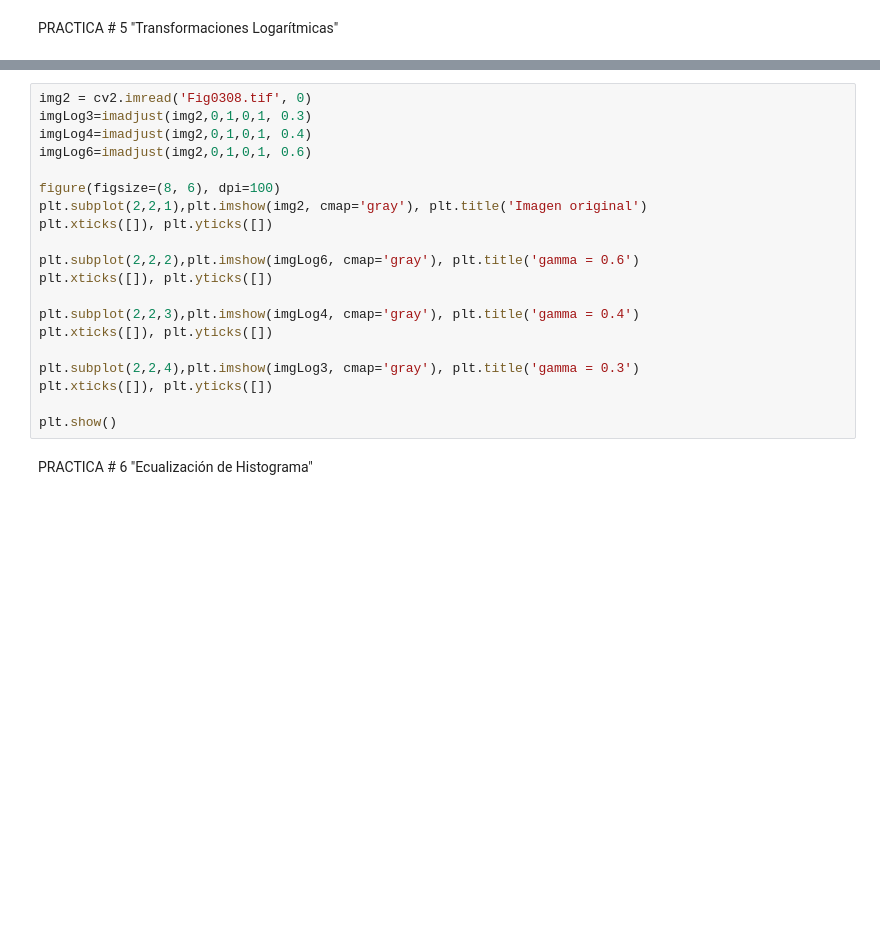
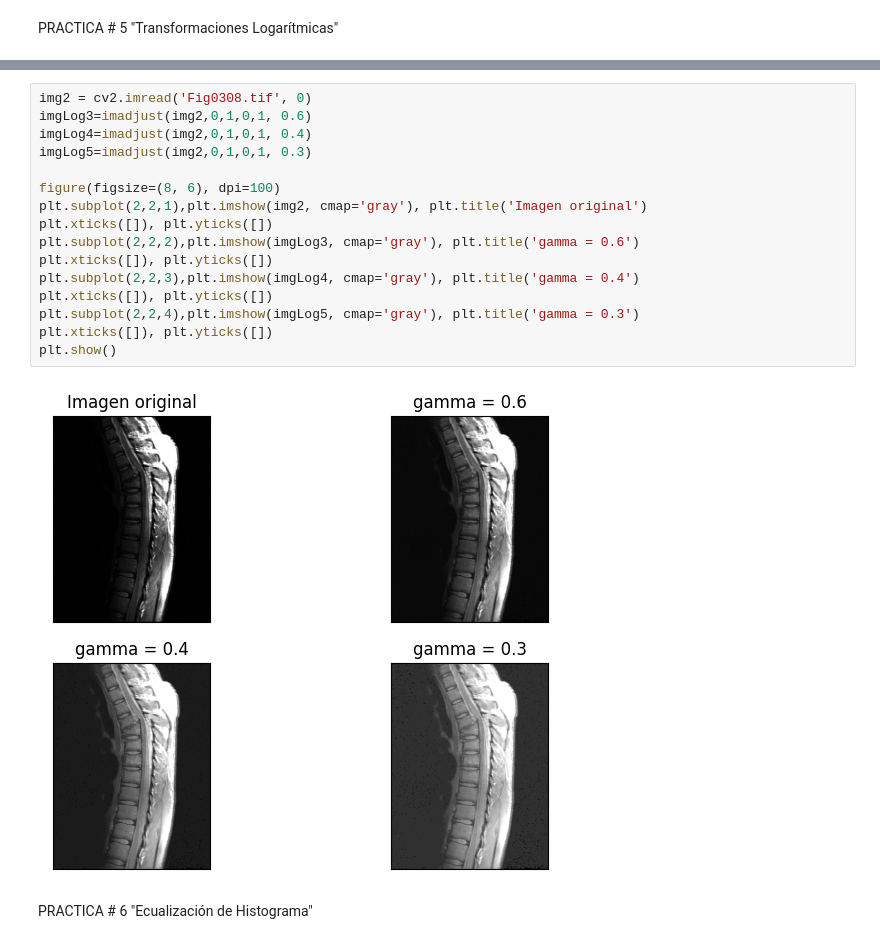
Before and after one commit to ErandiBarrientos/Taller-VC, a Jupyter notebook: Ejercicio_VC.ipynb, the cells around one changed output, grey strips where cells are left out. Cells and saved outputs as stored; diff of their text form; blank space fills up the shorter version.

```diff
--- a/Ejercicio_VC.ipynb
+++ b/Ejercicio_VC.ipynb
@@ -167,23 +160,21 @@ plt.show()
 # %%
 img2 = cv2.imread('Fig0308.tif', 0)
-imgLog3=imadjust(img2,0,1,0,1, 0.3)
+imgLog3=imadjust(img2,0,1,0,1, 0.6)
 imgLog4=imadjust(img2,0,1,0,1, 0.4)
-imgLog6=imadjust(img2,0,1,0,1, 0.6)
+imgLog5=imadjust(img2,0,1,0,1, 0.3)
 
 figure(figsize=(8, 6), dpi=100)
 plt.subplot(2,2,1),plt.imshow(img2, cmap='gray'), plt.title('Imagen original')
 plt.xticks([]), plt.yticks([])
-
-plt.subplot(2,2,2),plt.imshow(imgLog6, cmap='gray'), plt.title('gamma = 0.6')
+plt.subplot(2,2,2),plt.imshow(imgLog3, cmap='gray'), plt.title('gamma = 0.6')
 plt.xticks([]), plt.yticks([])
-
 plt.subplot(2,2,3),plt.imshow(imgLog4, cmap='gray'), plt.title('gamma = 0.4')
 plt.xticks([]), plt.yticks([])
-
-plt.subplot(2,2,4),plt.imshow(imgLog3, cmap='gray'), plt.title('gamma = 0.3')
+plt.subplot(2,2,4),plt.imshow(imgLog5, cmap='gray'), plt.title('gamma = 0.3')
 plt.xticks([]), plt.yticks([])
-
 plt.show()
+# %% [output]
+[figure, added]
 # %% [markdown]
 PRACTICA # 6 "Ecualización de Histograma"
 # %%
```
Also changed, not shown: parts of 12 cells of this notebook.
